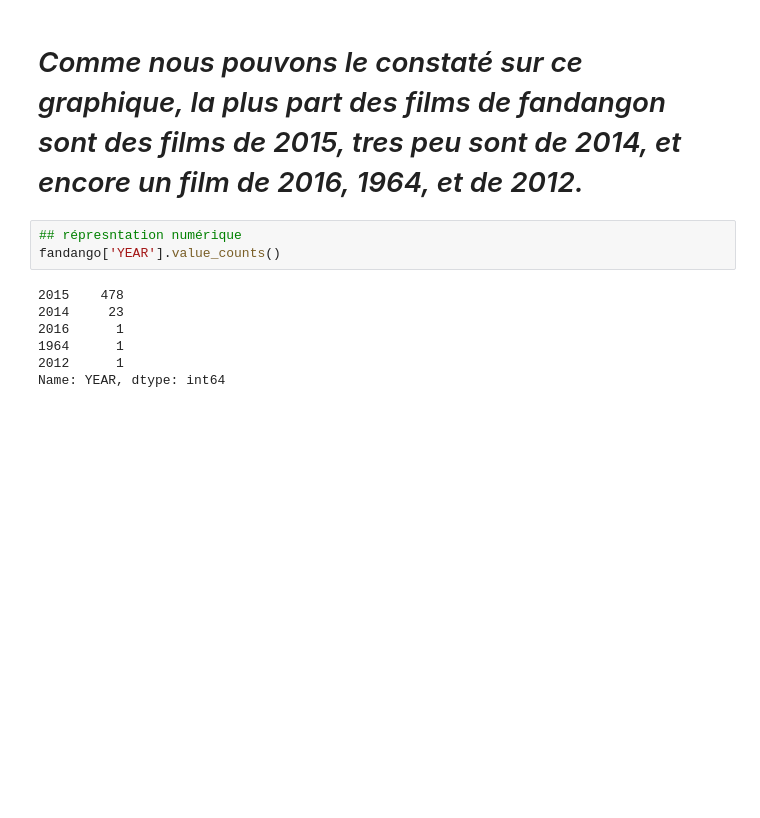
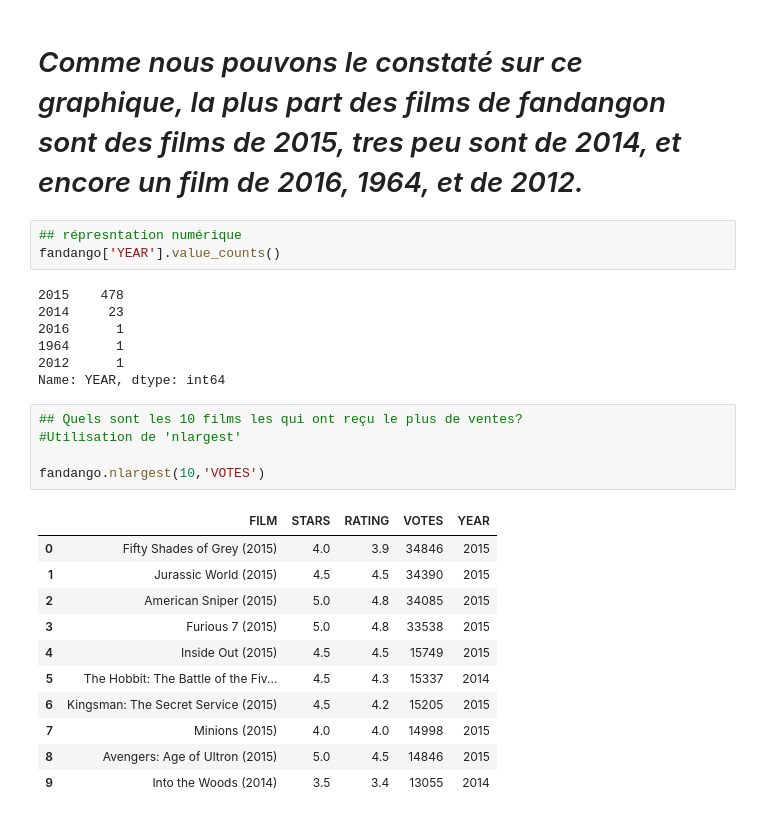
Before and after one commit to Mayandza/Projet, a Jupyter notebook: Projet_Fandango.ipynb, the cells around one changed output. Drawn from its saved outputs; the diff is of its cells as text; blank space fills up the shorter version.

```diff
--- a/Projet_Fandango.ipynb
+++ b/Projet_Fandango.ipynb
@@ -117,3 +117,20 @@ fandango['YEAR'].value_counts()
 1964      1
 2012      1
 Name: YEAR, dtype: int64
+# %%
+## Quels sont les 10 films les qui ont reçu le plus de ventes?
+#Utilisation de 'nlargest'
+
+fandango.nlargest(10,'VOTES')
+# %% [output]
+|  | FILM | STARS | RATING | VOTES | YEAR |
+| 0 | Fifty Shades of Grey (2015) | 4.0 | 3.9 | 34846 | 2015 |
+| 1 | Jurassic World (2015) | 4.5 | 4.5 | 34390 | 2015 |
+| 2 | American Sniper (2015) | 5.0 | 4.8 | 34085 | 2015 |
+| 3 | Furious 7 (2015) | 5.0 | 4.8 | 33538 | 2015 |
+| 4 | Inside Out (2015) | 4.5 | 4.5 | 15749 | 2015 |
+| 5 | The Hobbit: The Battle of the Fiv... | 4.5 | 4.3 | 15337 | 2014 |
+| 6 | Kingsman: The Secret Service (2015) | 4.5 | 4.2 | 15205 | 2015 |
+| 7 | Minions (2015) | 4.0 | 4.0 | 14998 | 2015 |
+| 8 | Avengers: Age of Ultron (2015) | 5.0 | 4.5 | 14846 | 2015 |
+| 9 | Into the Woods (2014) | 3.5 | 3.4 | 13055 | 2014 |
```
Also changed, not shown: parts of 1 cell of this notebook.
